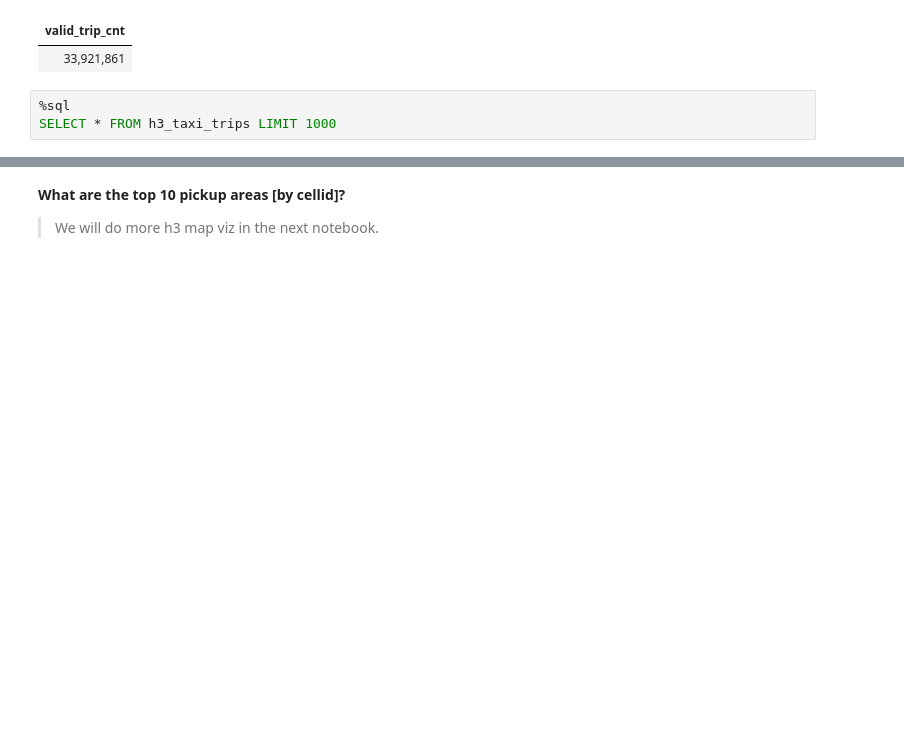
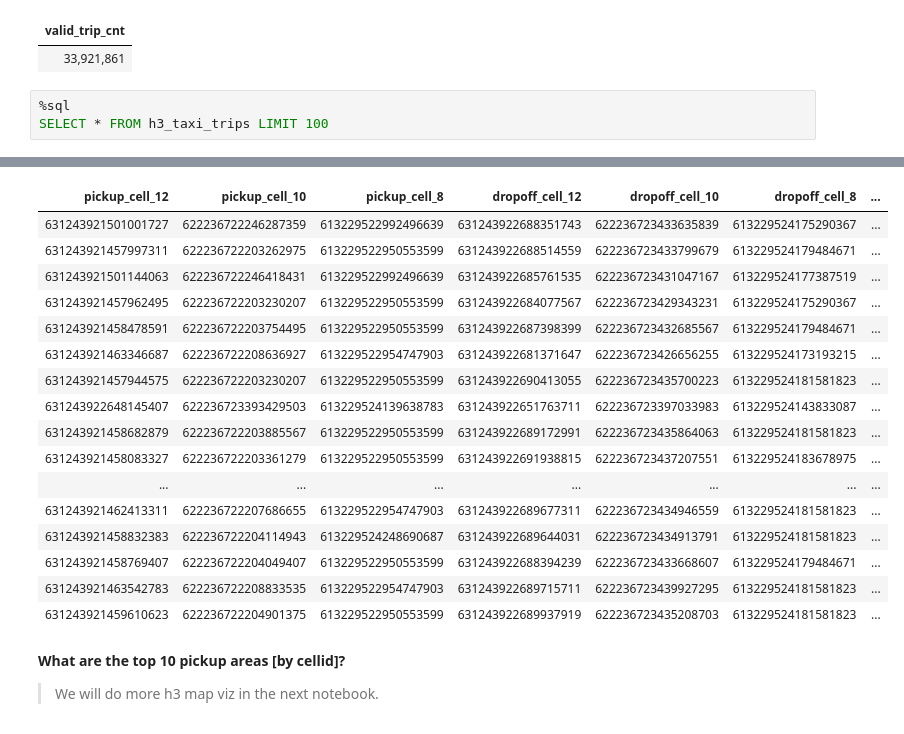
Before and after one commit to monaldoj/geospatial-viz-app-leaflet, a Jupyter notebook: notebooks/nb01-download-prep-large-scale-dataset.ipynb, the cells around one changed output, grey strips where cells are left out. Drawn from its saved outputs; the diff is of its cells as text; blank space fills up the shorter version.

```diff
--- a/notebooks/nb01-download-prep-large-scale-dataset.ipynb
+++ b/notebooks/nb01-download-prep-large-scale-dataset.ipynb
@@ -220,5 +236,5 @@ SELECT format_number(count(1),0) as valid_trip_cnt FROM h3_taxi_trips
 | 33,921,861 |
 # %%
 %sql
-SELECT * FROM h3_taxi_trips LIMIT 1000
+SELECT * FROM h3_taxi_trips LIMIT 100
 # %% [output]
@@ -226,3 +241,20 @@ SELECT * FROM h3_taxi_trips LIMIT 1000
+| pickup_cell_12 | pickup_cell_10 | pickup_cell_8 | dropoff_cell_12 | dropoff_cell_10 | dropoff_cell_8 | ... |
+| 631243921501001727 | 622236722246287359 | 613229522992496639 | 631243922688351743 | 622236723433635839 | 613229524175290367 | ... |
+| 631243921457997311 | 622236722203262975 | 613229522950553599 | 631243922688514559 | 622236723433799679 | 613229524179484671 | ... |
+| 631243921501144063 | 622236722246418431 | 613229522992496639 | 631243922685761535 | 622236723431047167 | 613229524177387519 | ... |
+| 631243921457962495 | 622236722203230207 | 613229522950553599 | 631243922684077567 | 622236723429343231 | 613229524175290367 | ... |
+| 631243921458478591 | 622236722203754495 | 613229522950553599 | 631243922687398399 | 622236723432685567 | 613229524179484671 | ... |
+| 631243921463346687 | 622236722208636927 | 613229522954747903 | 631243922681371647 | 622236723426656255 | 613229524173193215 | ... |
+| 631243921457944575 | 622236722203230207 | 613229522950553599 | 631243922690413055 | 622236723435700223 | 613229524181581823 | ... |
+| 631243922648145407 | 622236723393429503 | 613229524139638783 | 631243922651763711 | 622236723397033983 | 613229524143833087 | ... |
+| 631243921458682879 | 622236722203885567 | 613229522950553599 | 631243922689172991 | 622236723435864063 | 613229524181581823 | ... |
+| 631243921458083327 | 622236722203361279 | 613229522950553599 | 631243922691938815 | 622236723437207551 | 613229524183678975 | ... |
+| ... | ... | ... | ... | ... | ... | ... |
+| 631243921462413311 | 622236722207686655 | 613229522954747903 | 631243922689677311 | 622236723434946559 | 613229524181581823 | ... |
+| 631243921458832383 | 622236722204114943 | 613229524248690687 | 631243922689644031 | 622236723434913791 | 613229524181581823 | ... |
+| 631243921458769407 | 622236722204049407 | 613229522950553599 | 631243922688394239 | 622236723433668607 | 613229524179484671 | ... |
+| 631243921463542783 | 622236722208833535 | 613229522954747903 | 631243922689715711 | 622236723439927295 | 613229524181581823 | ... |
+| 631243921459610623 | 622236722204901375 | 613229522950553599 | 631243922689937919 | 622236723435208703 | 613229524181581823 | ... |
 # %% [markdown]
 __What are the top 10 pickup areas [by cellid]?__
 
```
Also changed, not shown: parts of 3 cells of this notebook.
